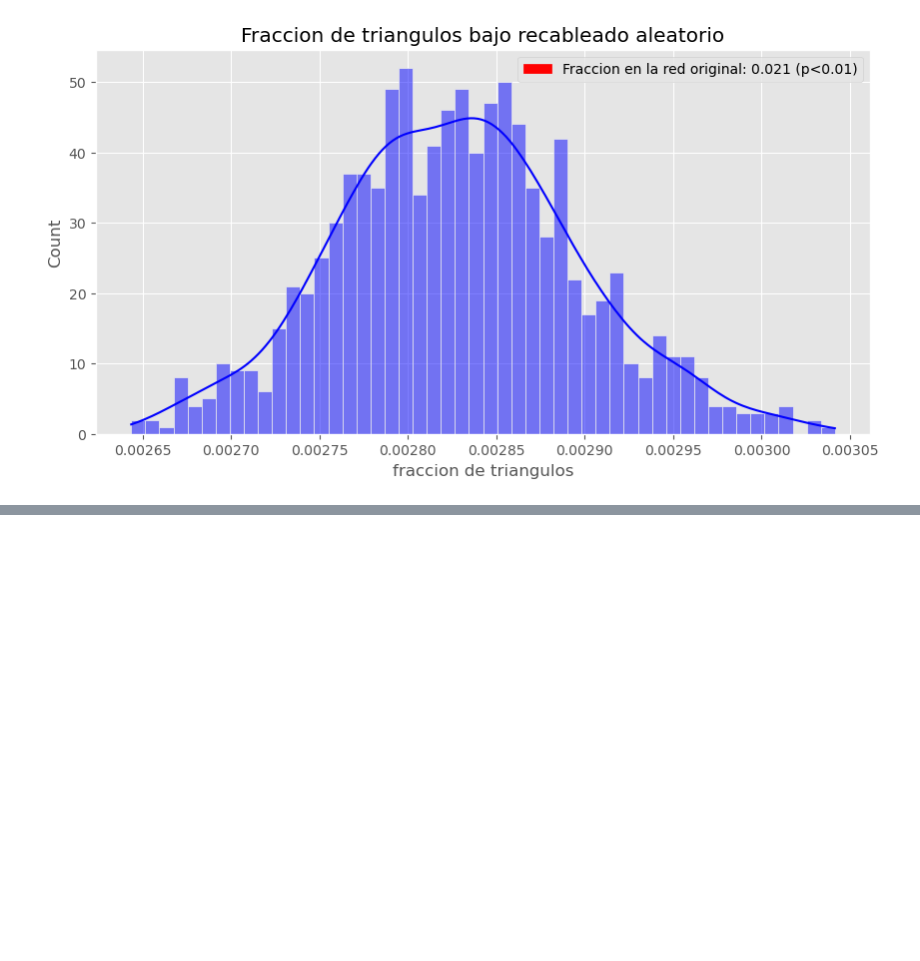
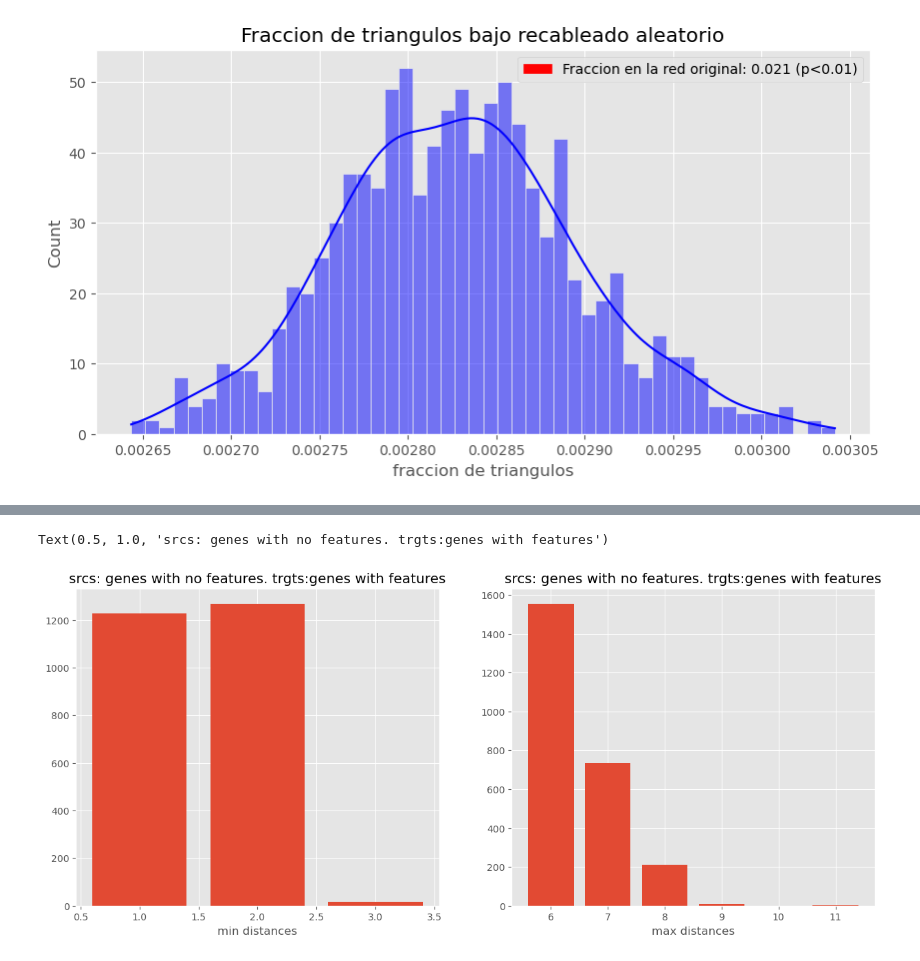
Before and after one commit to nyanovsky/tesis, a Jupyter notebook: data/network_analysis.ipynb, the cells around one changed output, grey strips where cells are left out. Cells and saved outputs as stored; diff of their text form; code cells hidden in the pictures; blank space fills up the shorter version.

```diff
--- a/data/network_analysis.ipynb
+++ b/data/network_analysis.ipynb
@@ -151,0 +266,15 @@ plt.legend(handles=custom_legend, loc="upper right")
+# %%
+min_d_to_feats, min_counts_to_feats =  zip(*Counter([x[1] for x in dists_to_features]).items())
+max_d_to_feats, max_counts_to_feats =  zip(*Counter([x[2] for x in dists_to_features]).items())
+# %%
+fig, axes = plt.subplots(1,2, figsize=(15,6))
+axes[0].bar(min_d_to_feats, min_counts_to_feats)
+axes[0].set_xlabel("min distances")
+axes[0].set_title("srcs: genes with no features. trgts:genes with features")
+
+axes[1].bar(max_d_to_feats, max_counts_to_feats)
+axes[1].set_xlabel("max distances")
+axes[1].set_title("srcs: genes with no features. trgts:genes with features")
+# %% [output]
+Text(0.5, 1.0, 'srcs: genes with no features. trgts:genes with features')
+[figure, added]
```
Also changed, not shown: parts of 28 cells of this notebook, 13 other files.
